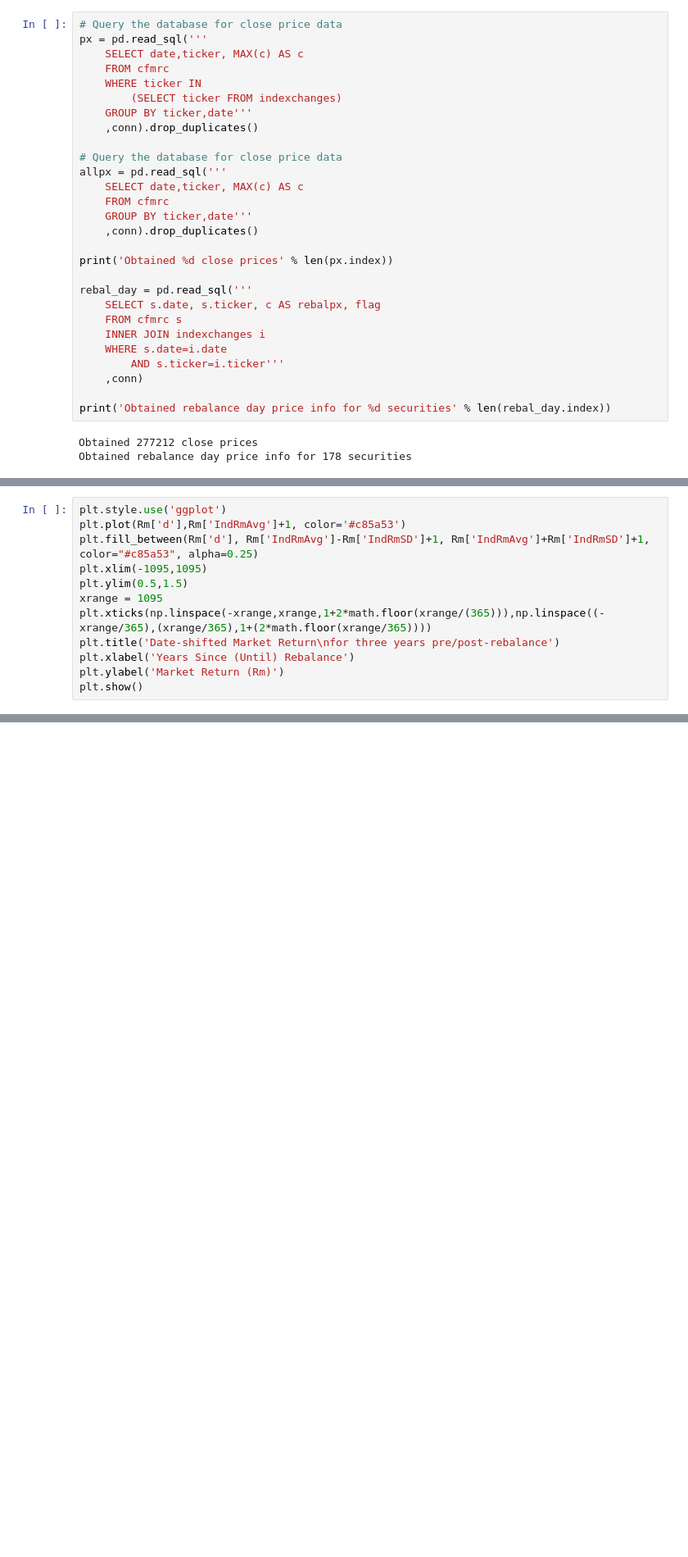
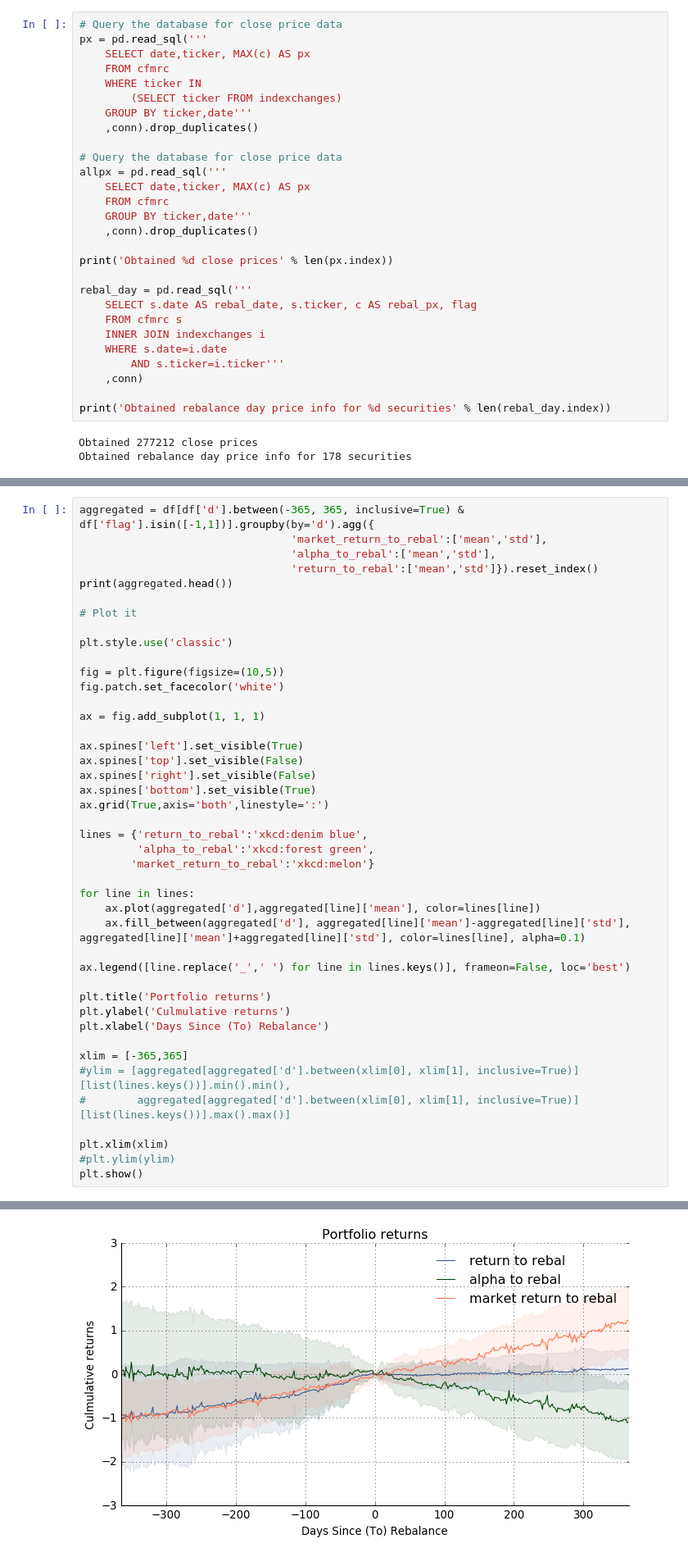
Before and after one commit to ebryce/Portfolio-Risk, a Jupyter notebook: thesis.ipynb, the cells around one changed output, grey strips where cells are left out. Shown: that part at 82% size. Cells and saved outputs as stored; diff of their text form; blank space fills up the shorter version.

Commit message:
Changes made between runs at Vail

```diff
--- a/thesis.ipynb
+++ b/thesis.ipynb
@@ -68,7 +76,7 @@ print(threefactor['date'].min())
 # %%
 # Query the database for close price data
 px = pd.read_sql('''
-    SELECT date,ticker, MAX(c) AS c
+    SELECT date,ticker, MAX(c) AS px
     FROM cfmrc
     WHERE ticker IN
         (SELECT ticker FROM indexchanges)
@@ -77,7 +85,7 @@ px = pd.read_sql('''
 
 # Query the database for close price data
 allpx = pd.read_sql('''
-    SELECT date,ticker, MAX(c) AS c
+    SELECT date,ticker, MAX(c) AS px
     FROM cfmrc
     GROUP BY ticker,date'''
     ,conn).drop_duplicates()
@@ -85,7 +93,7 @@ allpx = pd.read_sql('''
 print('Obtained %d close prices' % len(px.index))
 
 rebal_day = pd.read_sql('''
-    SELECT s.date, s.ticker, c AS rebalpx, flag
+    SELECT s.date AS rebal_date, s.ticker, c AS rebal_px, flag
     FROM cfmrc s
     INNER JOIN indexchanges i
     WHERE s.date=i.date
@@ -166,12 +129,0 @@ print(Rm.head())
-# %%
-plt.style.use('ggplot')
-plt.plot(Rm['d'],Rm['IndRmAvg']+1, color='#c85a53')
-plt.fill_between(Rm['d'], Rm['IndRmAvg']-Rm['IndRmSD']+1, Rm['IndRmAvg']+Rm['IndRmSD']+1, color="#c85a53", alpha=0.25)
-plt.xlim(-1095,1095)
-plt.ylim(0.5,1.5)
-xrange = 1095
-plt.xticks(np.linspace(-xrange,xrange,1+2*math.floor(xrange/(365))),np.linspace((-xrange/365),(xrange/365),1+(2*math.floor(xrange/365))))
-plt.title('Date-shifted Market Return\nfor three years pre/post-rebalance')
-plt.xlabel('Years Since (Until) Rebalance')
-plt.ylabel('Market Return (Rm)')
-plt.show()
@@ -179,0 +193,44 @@ plt.show()
+# %%
+aggregated = df[df['d'].between(-365, 365, inclusive=True) & df['flag'].isin([-1,1])].groupby(by='d').agg({
+                                 'market_return_to_rebal':['mean','std'],
+                                 'alpha_to_rebal':['mean','std'],
+                                 'return_to_rebal':['mean','std']}).reset_index()
+print(aggregated.head())
+
+# Plot it
+
+plt.style.use('classic')
+
+fig = plt.figure(figsize=(10,5))
+fig.patch.set_facecolor('white')
+
+ax = fig.add_subplot(1, 1, 1)
+
+ax.spines['left'].set_visible(True)
+ax.spines['top'].set_visible(False)
+ax.spines['right'].set_visible(False)
+ax.spines['bottom'].set_visible(True)
+ax.grid(True,axis='both',linestyle=':')
+
+lines = {'return_to_rebal':'xkcd:denim blue',
+         'alpha_to_rebal':'xkcd:forest green',
+        'market_return_to_rebal':'xkcd:melon'}
+
+for line in lines:
+    ax.plot(aggregated['d'],aggregated[line]['mean'], color=lines[line])
+    ax.fill_between(aggregated['d'], aggregated[line]['mean']-aggregated[line]['std'], aggregated[line]['mean']+aggregated[line]['std'], color=lines[line], alpha=0.1)
+
+ax.legend([line.replace('_',' ') for line in lines.keys()], frameon=False, loc='best')
+
+plt.title('Portfolio returns')
+plt.ylabel('Culmulative returns')
+plt.xlabel('Days Since (To) Rebalance')
+
+xlim = [-365,365]
+#ylim = [aggregated[aggregated['d'].between(xlim[0], xlim[1], inclusive=True)][list(lines.keys())].min().min(),
+#        aggregated[aggregated['d'].between(xlim[0], xlim[1], inclusive=True)][list(lines.keys())].max().max()]
+
+plt.xlim(xlim)
+#plt.ylim(ylim)
+plt.show()
+# %% [output]
@@ -179,0 +252 @@ plt.show()
+[figure, added]
```
Also changed, not shown: parts of 44 cells of this notebook.
